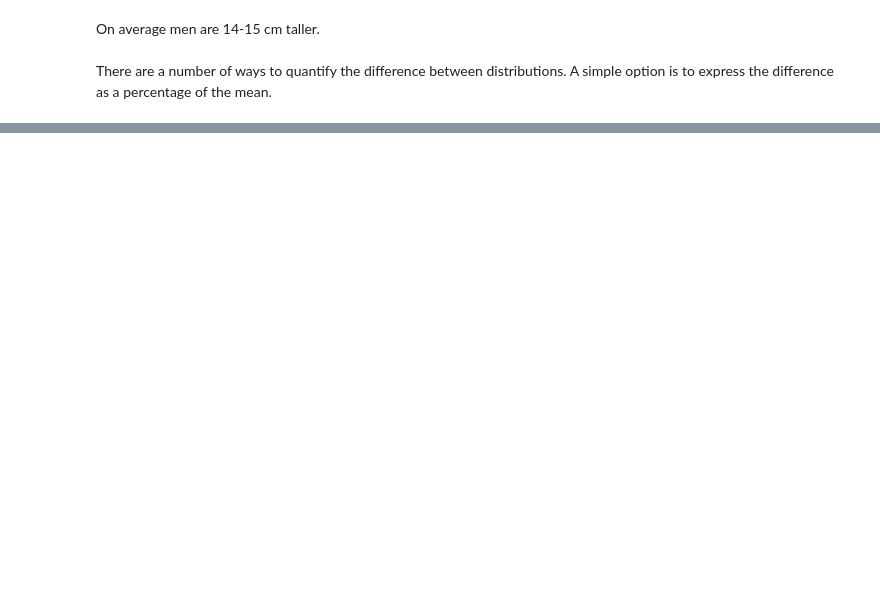
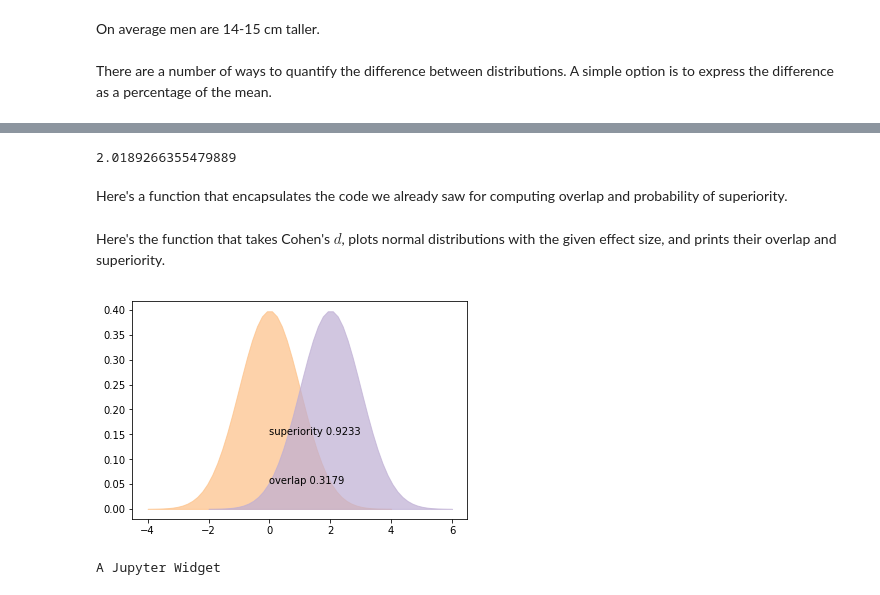
Before and after one commit to vipulsingh24/Computational-Statistics, a Jupyter notebook: 1.effect_size.ipynb, the cells around one changed output, grey strips where cells are left out. Cells and saved outputs as stored; diff of their text form; code cells hidden in the pictures; blank space fills up the shorter version.

```diff
--- a/1.effect_size.ipynb
+++ b/1.effect_size.ipynb
@@ -102,0 +116,3 @@ print(relative_diff * 100)
+# %%
+thresh = (std1 * mean2 + std2* mean1) / (std1 + std2)
+thresh
@@ -102,0 +175,56 @@ print(relative_diff * 100)
+# %%
+CohenEffectSize(male_sample, female_sample)
+# %% [output]
+2.0189266355479889
+# %% [markdown]
+Here's a function that encapsulates the code we already saw for computing overlap and probability of superiority.
+# %%
+def overlap_siperiority(control, treatment, n =10000):
+    """
+    Estimates overlap and superiority based on a sample:
+    control: scipy.stats rv object
+    treatment: scipy.stats rv object
+    n: sample size
+    """
+    control_sample = control.rvs(n)
+    treatment_sample = treatment.rvs(n)
+    thresh = (control.mean() + treatment.mean()) / 2
+
+    control_above_thresh = sum(control_sample > thresh)
+    treatment_below_thresh = sum(treatment_sample < thresh)
+
+    overlap = (control_above_thresh + treatment_below_thresh) / n
+    superiority = (treatment_sample > control_sample).mean()
+
+    return overlap, superiority
+# %% [markdown]
+Here's the function that takes Cohen's $d$, plots normal distributions with the given effect size, and prints their overlap and superiority.
+# %%
+def plot_pdfs(cohen_d = 2):
+    '''
+    Plot PDFs for distribution that differ by some number of stds
+    cohen_d = number of stds between the mean
+    '''
+    control = scipy.stats.norm(0, 1)
+    treatment = scipy.stats.norm(cohen_d, 1)
+
+    xs, ys = eval_pdf(control)
+    plt.fill_between(xs, ys, label='control', color=COLOR3, alpha=0.7)
+
+    xs, ys = eval_pdf(treatment)
+    plt.fill_between(xs, ys, label='treatment', color=COLOR2, alpha=0.7)
+
+    o, s = overlap_siperiority(control, treatment)
+    plt.text(0, 0.05, 'overlap '+str(o))
+    plt.text(0, 0.15, 'superiority '+str(s))
+    plt.show()
+# %%
+plot_pdfs(2)
+# %% [output]
+[figure, added]
+# %%
+slider = widgets.FloatSlider(min=0, max=4, value=2)
+interact(plot_pdfs, cohen_d=slider)
+None
+# %% [output]
+A Jupyter Widget
```
Also changed, not shown: parts of 19 cells of this notebook.
